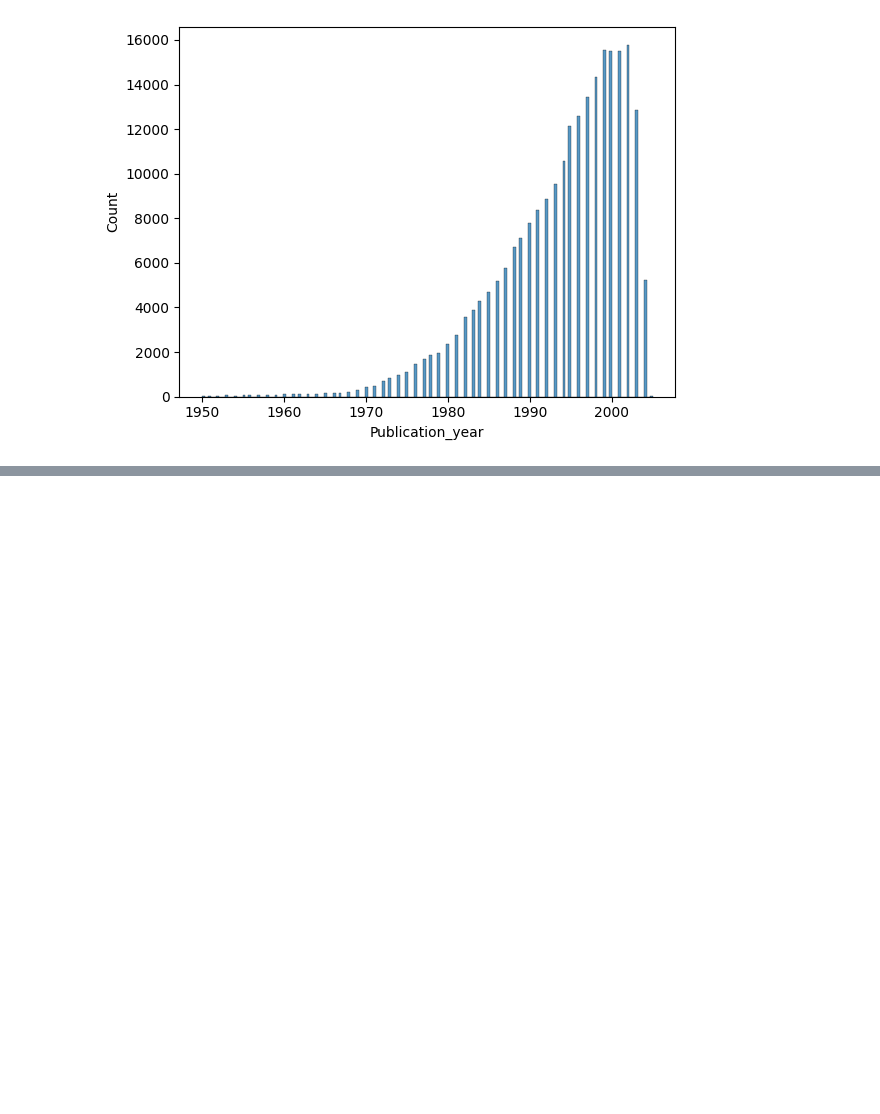
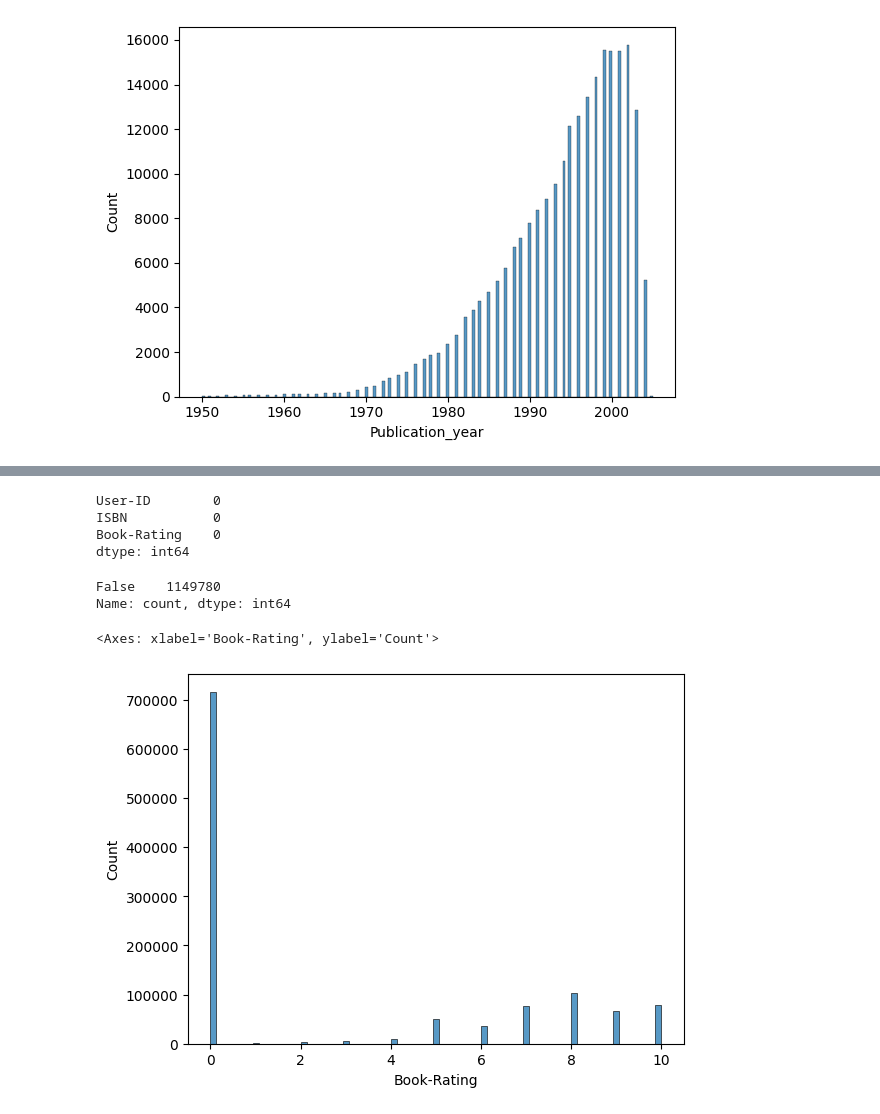
Before and after one commit to Danlof/Recommendation_book_app, a Jupyter notebook: recommendation.ipynb, the cells around one changed output, grey strips where cells are left out. Cells and saved outputs as stored; diff of their text form; code cells hidden in the pictures; blank space fills up the shorter version.

Commit message:
users & ratings

```diff
--- a/recommendation.ipynb
+++ b/recommendation.ipynb
@@ -283,0 +339,22 @@ books_df.to_csv(PROCESSED_BOOKS_OUTPUT,index=False)
+# %%
+# check for missing values
+
+rating_df.isna().sum()
+# %% [output]
+User-ID        0
+ISBN           0
+Book-Rating    0
+dtype: int64
+# %%
+# check for duplicates
+rating_df.duplicated().value_counts()
+# %% [output]
+False    1149780
+Name: count, dtype: int64
+# %%
+# checking for outliers
+
+sns.histplot(rating_df['Book-Rating'])
+# %% [output]
+<Axes: xlabel='Book-Rating', ylabel='Count'>
+[figure, added]
```
Also changed, not shown: parts of 11 cells of this notebook.
